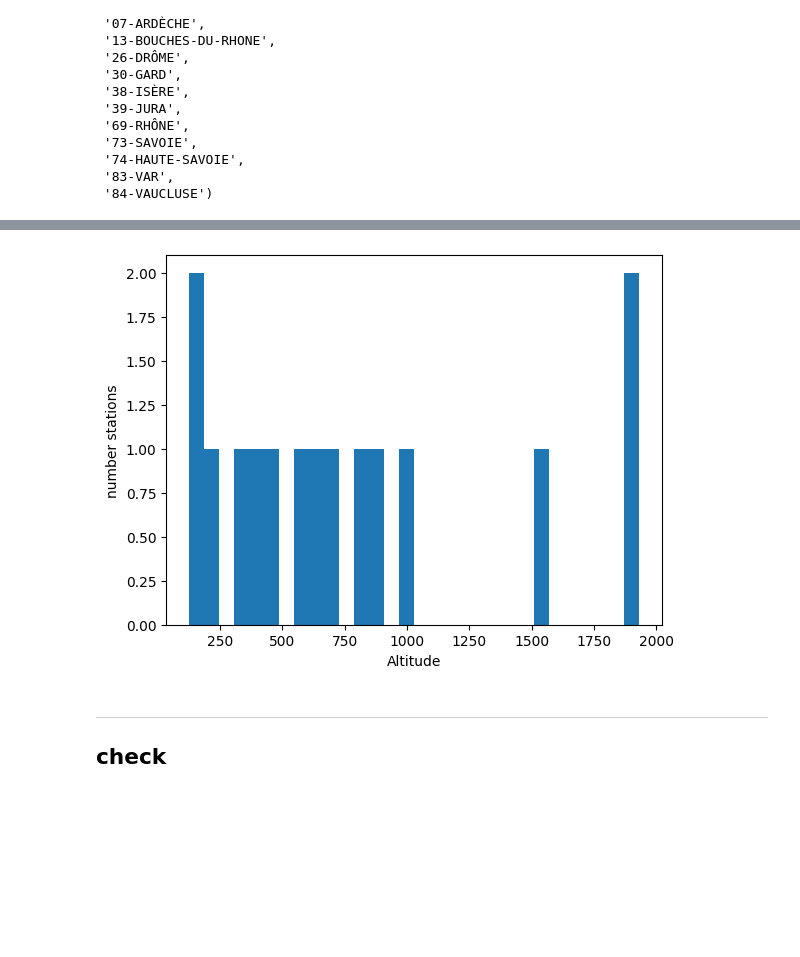
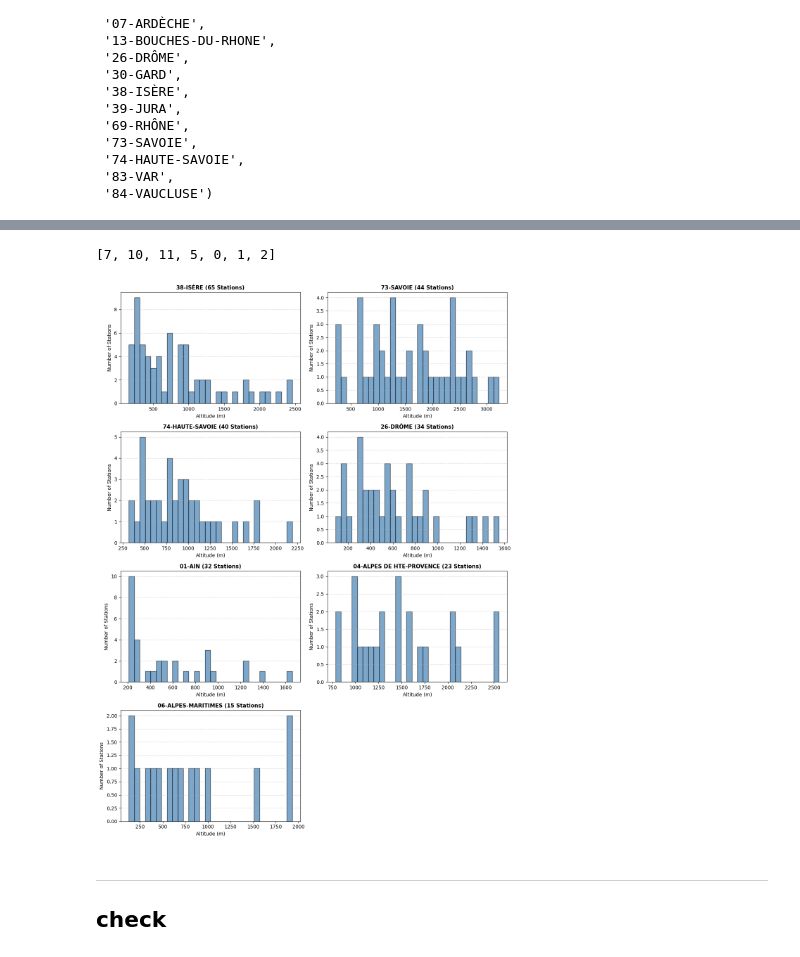
Before and after one commit to macbuse/ROMMA, a Jupyter notebook: new_data_scraper.ipynb, the cells around one changed output, grey strips where cells are left out. Cells and saved outputs as stored; diff of their text form; code cells hidden in the pictures; blank space fills up the shorter version.

```diff
--- a/new_data_scraper.ipynb
+++ b/new_data_scraper.ipynb
@@ -52,0 +74,19 @@ gps = [ do_stations(_) for _ in ll]
+# %%
+import pandas as pd
+
+# Your original list comprehension
+stuff = [(len(x[0]), dept[i]) for i, x in enumerate(gps)]
+
+# Convert to DataFrame and label the columns
+df = pd.DataFrame(stuff, columns=['Num_Stations',  'Department'])
+
+# Sort by the busiest departments first to see your dense areas
+df_sorted = df.sort_values(by='Num_Stations', ascending=False)
+
+# Sort descending, grab the first 7, and extract their original index positions
+top_7_indices = df_sorted.head(7).index
+
+# If you need it as a standard Python list:
+idxs = top_7_indices.tolist()
+
+df_sorted
@@ -53,15 +109,54 @@ gps = [ do_stations(_) for _ in ll]
+# %%
+idxs
+# %% [output]
+[7, 10, 11, 5, 0, 1, 2]
 # %%
-k = 2
+import math
 
-altitudes = gps[k][2]
+# 1. Define the range of k indices you want to plot
+# Update this list or use range(len(gps)) depending on your data structure
+k_indices = idxs
+num_plots = len(k_indices)
 
-fig, ax = plt.subplots()
-ax.hist(altitudes, bins=30);
-ax.set_xlabel('Altitude')
-ax.set_ylabel('number stations');
-#ax.set_title = f'{k}'
+# 2. Determine grid dimensions dynamically (aiming for 2 columns max)
+num_cols = 2 if num_plots > 1 else 1
+num_rows = math.ceil(num_plots / num_cols)
+
+# 3. Initialize the multiplot figure
+fig, axes = plt.subplots(num_rows, num_cols, figsize=(12, 4 * num_rows))
+
+# Flatten axes array to make looping easy, even if it's a 1D grid or single plot
+if num_plots > 1:
+    axes = axes.flatten()
+else:
+    axes = [axes]
+
+# 4. Loop over indices and build each subplot
+for idx, k in enumerate(k_indices):
+    ax = axes[idx]
+
+    # Extract data for the current region
+    altitudes = gps[k][2]
+    num_stations = len(altitudes)
+
+    # Plot individual histogram
+    ax.hist(altitudes, bins=30, edgecolor='black', alpha=0.7, color='steelblue')
+
+    # Polish individual labels and dynamic title
+    ax.set_xlabel('Altitude (m)', fontsize=10)
+    ax.set_ylabel('Number of Stations', fontsize=10)
+    ax.set_title(f'{dept[k]} ({num_stations} Stations)', fontsize=11, fontweight='bold')
+    ax.grid(axis='y', linestyle='--', alpha=0.5)
+
+# 5. Hide any unused subplot tiles in the grid
+for j in range(idx + 1, len(axes)):
+    fig.delaxes(axes[j])
+
+# Adjust spacing and render
+plt.tight_layout()
+plt.show()
 # %% [output]
-[figure, old version]
+[figure, new version]
 # %% [markdown]
 ---
 ## check
```
Also changed, not shown: parts of 6 cells of this notebook.
